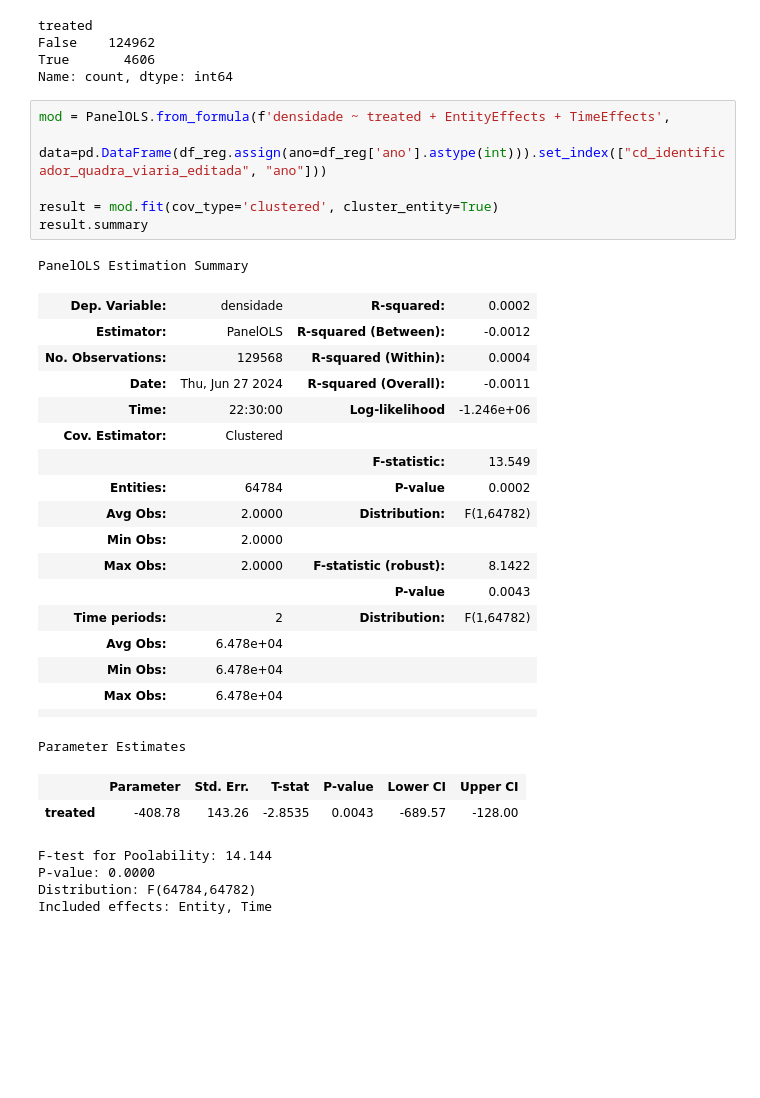
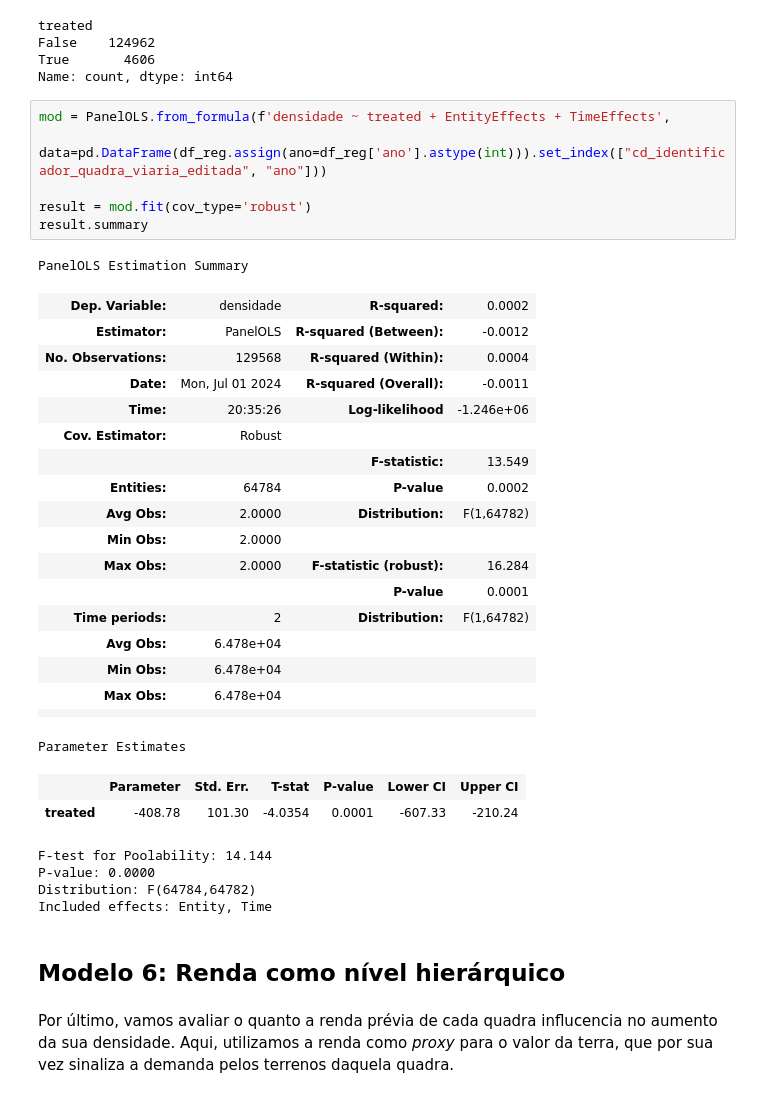
Before and after one commit to sepep-pmsp/compatibilizacao-setores-censitarios, a Jupyter notebook: 13 Avaliação do Plano Diretor.ipynb, the cells around one changed output. Saved outputs shown, nothing was run; the diff lists cells and outputs as text; blank space fills up the shorter version.

```diff
--- a/13 Avaliação do Plano Diretor.ipynb
+++ b/13 Avaliação do Plano Diretor.ipynb
@@ -1553,23 +1560,23 @@ Name: count, dtype: int64
 # %%
 mod = PanelOLS.from_formula(f'densidade ~ treated + EntityEffects + TimeEffects',
                             data=pd.DataFrame(df_reg.assign(ano=df_reg['ano'].astype(int))).set_index(["cd_identificador_quadra_viaria_editada", "ano"]))
 
-result = mod.fit(cov_type='clustered', cluster_entity=True)
+result = mod.fit(cov_type='robust')
 result.summary
 # %% [output]
 PanelOLS Estimation Summary
 | Dep. Variable: | densidade | R-squared: | 0.0002 |
 | Estimator: | PanelOLS | R-squared (Between): | -0.0012 |
 | No. Observations: | 129568 | R-squared (Within): | 0.0004 |
-| Date: | Thu, Jun 27 2024 | R-squared (Overall): | -0.0011 |
-| Time: | 22:30:00 | Log-likelihood | -1.246e+06 |
-| Cov. Estimator: | Clustered |  |  |
+| Date: | Mon, Jul 01 2024 | R-squared (Overall): | -0.0011 |
+| Time: | 20:35:26 | Log-likelihood | -1.246e+06 |
+| Cov. Estimator: | Robust |  |  |
 |  |  | F-statistic: | 13.549 |
 | Entities: | 64784 | P-value | 0.0002 |
 | Avg Obs: | 2.0000 | Distribution: | F(1,64782) |
 | Min Obs: | 2.0000 |  |  |
-| Max Obs: | 2.0000 | F-statistic (robust): | 8.1422 |
-|  |  | P-value | 0.0043 |
+| Max Obs: | 2.0000 | F-statistic (robust): | 16.284 |
+|  |  | P-value | 0.0001 |
 | Time periods: | 2 | Distribution: | F(1,64782) |
 | Avg Obs: | 6.478e+04 |  |  |
 | Min Obs: | 6.478e+04 |  |  |
@@ -1577,8 +1584,12 @@ PanelOLS Estimation Summary
 |  |  |  |  |
 Parameter Estimates
 |  | Parameter | Std. Err. | T-stat | P-value | Lower CI | Upper CI |
-| treated | -408.78 | 143.26 | -2.8535 | 0.0043 | -689.57 | -128.00 |
+| treated | -408.78 | 101.30 | -4.0354 | 0.0001 | -607.33 | -210.24 |
 F-test for Poolability: 14.144
 P-value: 0.0000
 Distribution: F(64784,64782)
 Included effects: Entity, Time
+# %% [markdown]
+## Modelo 6: Renda como nível hierárquico
+# %% [markdown]
+Por último, vamos avaliar o quanto a renda prévia de cada quadra influcencia no aumento da sua densidade. Aqui, utilizamos a renda como *proxy* para o valor da terra, que por sua vez sinaliza a demanda pelos terrenos daquela quadra.
```
Also changed, not shown: parts of 42 cells of this notebook.
